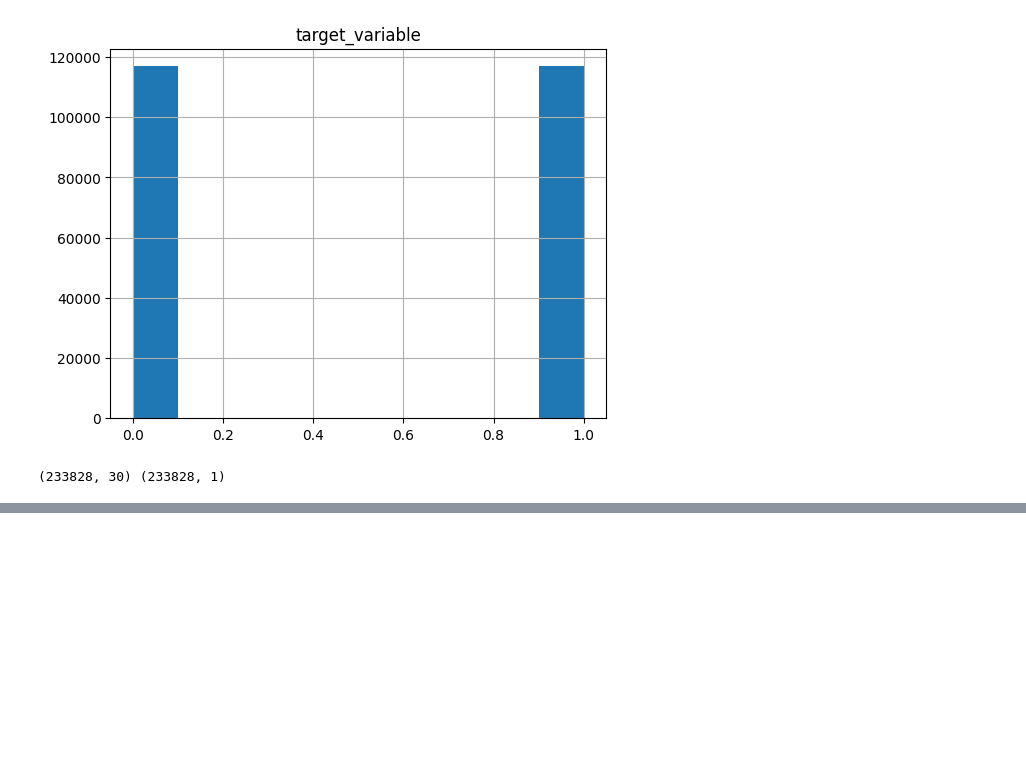
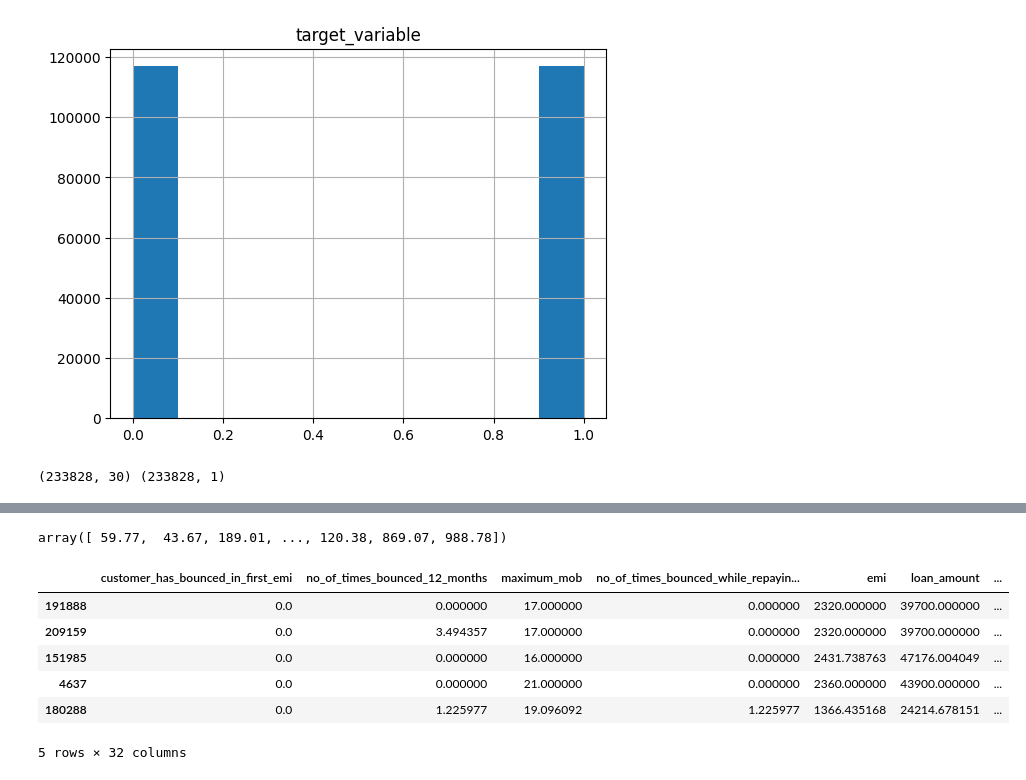
Before and after one commit to Karlajack/Machine_Learning_24e, a Jupyter notebook: Wk3-Credit_Risk_Classification_Project.ipynb, the cells around one changed output, grey strips where cells are left out. Drawn from its saved outputs; the diff is of its cells as text; code cells hidden in the pictures; blank space fills up the shorter version.

```diff
--- a/Wk3-Credit_Risk_Classification_Project.ipynb
+++ b/Wk3-Credit_Risk_Classification_Project.ipynb
@@ -459,0 +513,17 @@ print (classification_report(y_test2, y_pred2, labels=[1,0]))
+# %%
+(1-model.predict_proba(x_test2)[:,1])*1000
+# %% [output]
+array([ 59.77,  43.67, 189.01, ..., 120.38, 869.07, 988.78])
+# %%
+x_test2['score']=(1-model.predict_proba(x_test2)[:,1])*1000
+x_test2['risk']=y_hat
+# %%
+x_test2.head()
+# %% [output]
+|  | customer_has_bounced_in_first_emi | no_of_times_bounced_12_months | maximum_mob | no_of_times_bounced_while_repayin... | emi | loan_amount | ... |
+| 191888 | 0.0 | 0.000000 | 17.000000 | 0.000000 | 2320.000000 | 39700.000000 | ... |
+| 209159 | 0.0 | 3.494357 | 17.000000 | 0.000000 | 2320.000000 | 39700.000000 | ... |
+| 151985 | 0.0 | 0.000000 | 16.000000 | 0.000000 | 2431.738763 | 47176.004049 | ... |
+| 4637 | 0.0 | 0.000000 | 21.000000 | 0.000000 | 2360.000000 | 43900.000000 | ... |
+| 180288 | 0.0 | 1.225977 | 19.096092 | 1.225977 | 1366.435168 | 24214.678151 | ... |
+5 rows × 32 columns
```
Also changed, not shown: parts of 12 cells of this notebook.
